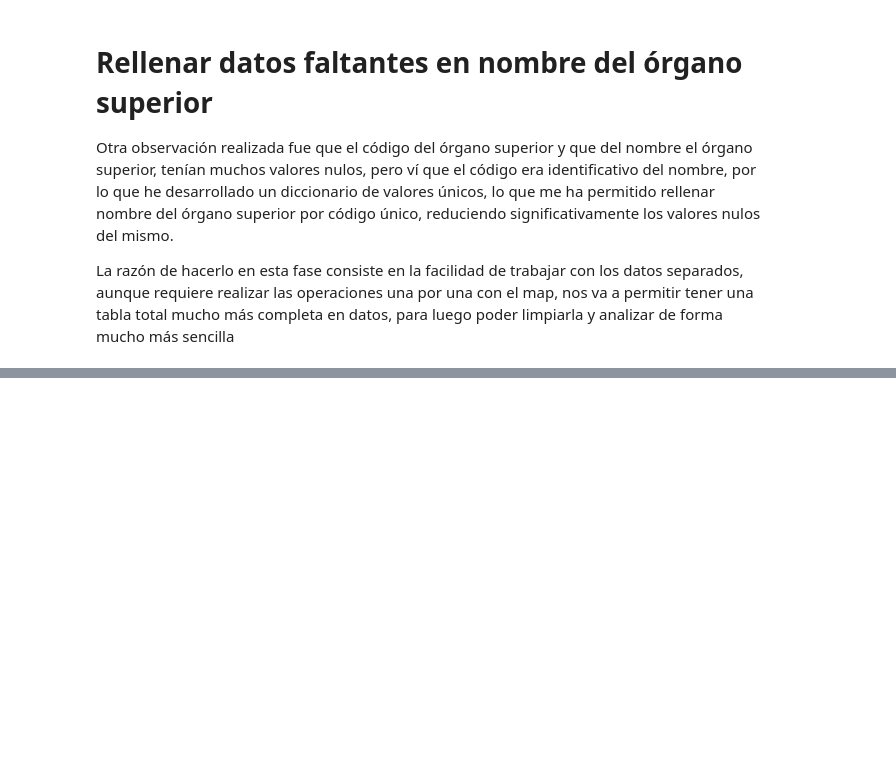
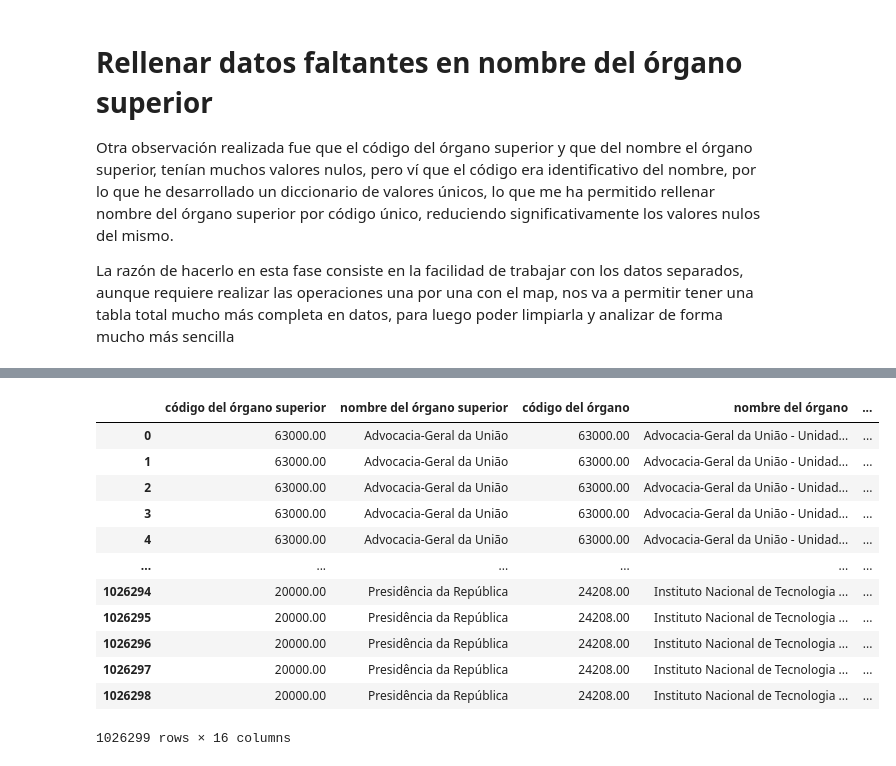
Before and after one commit to apelsito/Proyecto2-EDA-Ingresos-Brasil, a Jupyter notebook: jupyter_notebooks/01_Exploracion.ipynb, the cells around one changed output, grey strips where cells are left out. Drawn from its saved outputs; the diff is of its cells as text; code cells hidden in the pictures; blank space fills up the shorter version.

```diff
--- a/jupyter_notebooks/01_Exploracion.ipynb
+++ b/jupyter_notebooks/01_Exploracion.ipynb
@@ -164,0 +434,19 @@ df_2013[condicion]
+# %%
+lista_df = [df_2013,df_2014,df_2015,df_2016,df_2017,df_2018,df_2019,df_2020,df_2021]
+df_total = pd.concat(lista_df, ignore_index=True)
+# %%
+df_total
+# %% [output]
+|  | código del órgano superior | nombre del órgano superior | código del órgano | nombre del órgano | ... |
+| 0 | 63000.00 | Advocacia-Geral da União | 63000.00 | Advocacia-Geral da União - Unidad... | ... |
+| 1 | 63000.00 | Advocacia-Geral da União | 63000.00 | Advocacia-Geral da União - Unidad... | ... |
+| 2 | 63000.00 | Advocacia-Geral da União | 63000.00 | Advocacia-Geral da União - Unidad... | ... |
+| 3 | 63000.00 | Advocacia-Geral da União | 63000.00 | Advocacia-Geral da União - Unidad... | ... |
+| 4 | 63000.00 | Advocacia-Geral da União | 63000.00 | Advocacia-Geral da União - Unidad... | ... |
+| ... | ... | ... | ... | ... | ... |
+| 1026294 | 20000.00 | Presidência da República | 24208.00 | Instituto Nacional de Tecnologia ... | ... |
+| 1026295 | 20000.00 | Presidência da República | 24208.00 | Instituto Nacional de Tecnologia ... | ... |
+| 1026296 | 20000.00 | Presidência da República | 24208.00 | Instituto Nacional de Tecnologia ... | ... |
+| 1026297 | 20000.00 | Presidência da República | 24208.00 | Instituto Nacional de Tecnologia ... | ... |
+| 1026298 | 20000.00 | Presidência da República | 24208.00 | Instituto Nacional de Tecnologia ... | ... |
+1026299 rows × 16 columns
```
Also changed, not shown: parts of 25 cells of this notebook, 13 other files.
